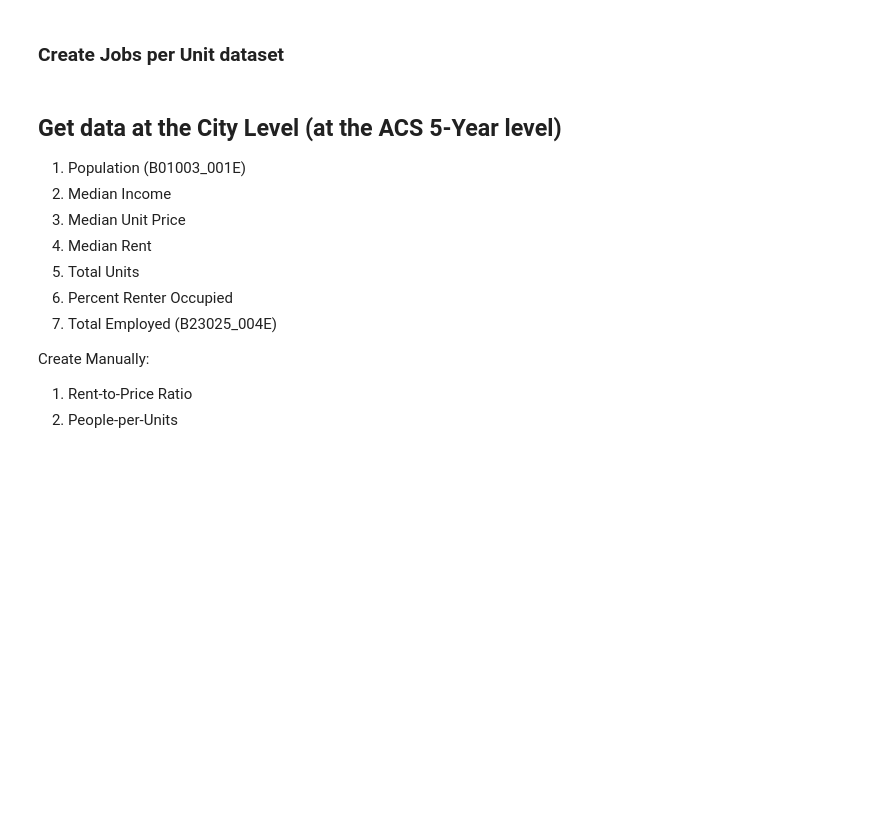
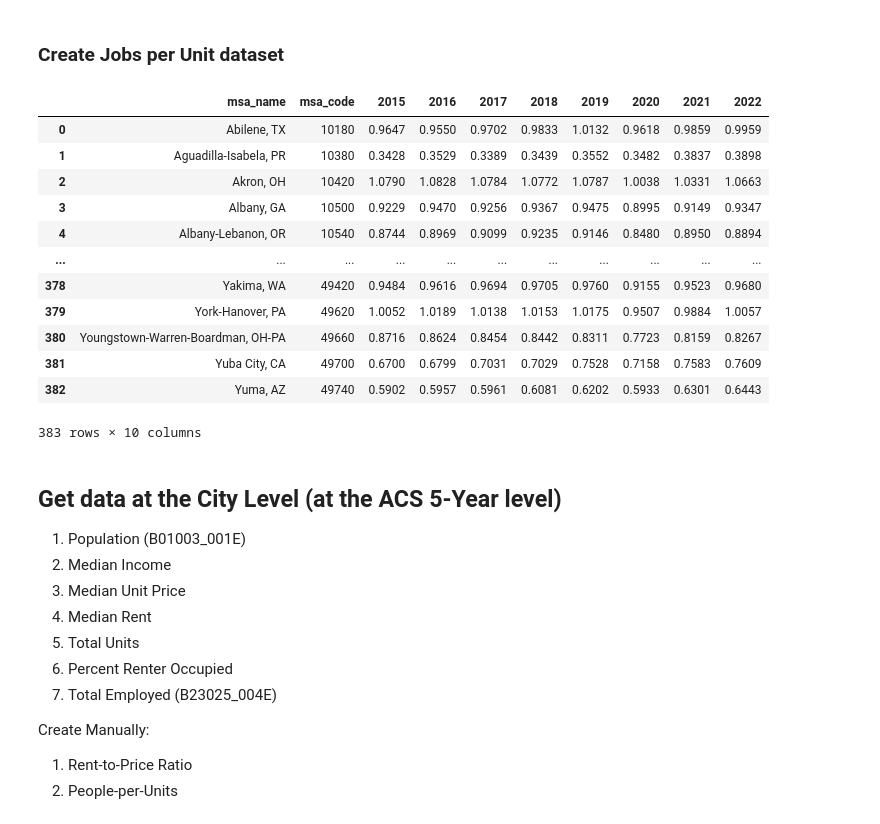
Before and after one commit to AustinJamesWolff/housing_supply_and_demand, a Jupyter notebook: census_api.ipynb, the cells around one changed output. Saved outputs shown, nothing was run; the diff lists cells and outputs as text; code cells hidden in the pictures; blank space fills up the shorter version.

```diff
--- a/census_api.ipynb
+++ b/census_api.ipynb
@@ -1046,7 +1037,7 @@ We will get the following:
 using the ACS 1-Year survey.
 # %%
 # Set end year for all MSAs
-end_year=2021
+end_year=2022
 # %% [markdown]
 ### Get Median Income at the MSA level
 # %%
@@ -1151,36 +1264,50 @@ new_jobs = new_jobs.unstack('year')
 
 # Reset index
 new_jobs = new_jobs.reset_index()
 
 # Rename jobs columns
 new_jobs.columns = ['msa_name'] + [
     f'{i}_jobs' for i in range(earliest_year, latest_year + 1)]
 
 # Read in total units and rename columns
 total_units = pd.read_csv(
     "datasets/cleaned_census_api_files/msa_data/total_units_msa.csv")
-for i in range(earliest_year, latest_year + 1):
+for i in range(earliest_year, end_year + 1):
     total_units.rename(columns={f"{i}":f"{i}_units"}, inplace=True)
 
 # Merge data
 jobs_per_unit = new_jobs.merge(
     total_units, how='inner',
     on=['msa_name'])
 
 # Loop through columns and divide rent by price per year
-for i in range(earliest_year, latest_year + 1):
+for i in range(earliest_year, end_year + 1):
     jobs_per_unit[f'{i}'] = jobs_per_unit[f"{i}_jobs"]/jobs_per_unit[f"{i}_units"]
 
 # Only keep main columns
 jobs_per_unit = jobs_per_unit[['msa_name','msa_code'] +
-    [f'{i}' for i in range(earliest_year, latest_year + 1)]]
+    [f'{i}' for i in range(earliest_year, end_year + 1)]]
 
 # Save dataset
 jobs_per_unit.to_csv(
     "datasets/cleaned_census_api_files/msa_data/jobs_per_unit_msa.csv",
     index=False)
 
 jobs_per_unit
+# %% [output]
+|  | msa_name | msa_code | 2015 | 2016 | 2017 | 2018 | 2019 | 2020 | 2021 | 2022 |
+| 0 | Abilene, TX | 10180 | 0.9647 | 0.9550 | 0.9702 | 0.9833 | 1.0132 | 0.9618 | 0.9859 | 0.9959 |
+| 1 | Aguadilla-Isabela, PR | 10380 | 0.3428 | 0.3529 | 0.3389 | 0.3439 | 0.3552 | 0.3482 | 0.3837 | 0.3898 |
+| 2 | Akron, OH | 10420 | 1.0790 | 1.0828 | 1.0784 | 1.0772 | 1.0787 | 1.0038 | 1.0331 | 1.0663 |
+| 3 | Albany, GA | 10500 | 0.9229 | 0.9470 | 0.9256 | 0.9367 | 0.9475 | 0.8995 | 0.9149 | 0.9347 |
+| 4 | Albany-Lebanon, OR | 10540 | 0.8744 | 0.8969 | 0.9099 | 0.9235 | 0.9146 | 0.8480 | 0.8950 | 0.8894 |
+| ... | ... | ... | ... | ... | ... | ... | ... | ... | ... | ... |
+| 378 | Yakima, WA | 49420 | 0.9484 | 0.9616 | 0.9694 | 0.9705 | 0.9760 | 0.9155 | 0.9523 | 0.9680 |
+| 379 | York-Hanover, PA | 49620 | 1.0052 | 1.0189 | 1.0138 | 1.0153 | 1.0175 | 0.9507 | 0.9884 | 1.0057 |
+| 380 | Youngstown-Warren-Boardman, OH-PA | 49660 | 0.8716 | 0.8624 | 0.8454 | 0.8442 | 0.8311 | 0.7723 | 0.8159 | 0.8267 |
+| 381 | Yuba City, CA | 49700 | 0.6700 | 0.6799 | 0.7031 | 0.7029 | 0.7528 | 0.7158 | 0.7583 | 0.7609 |
+| 382 | Yuma, AZ | 49740 | 0.5902 | 0.5957 | 0.5961 | 0.6081 | 0.6202 | 0.5933 | 0.6301 | 0.6443 |
+383 rows × 10 columns
 # %% [markdown]
 ## Get data at the City Level (at the ACS 5-Year level)
 
```
Also changed, not shown: parts of 22 cells of this notebook, 7 other files.
